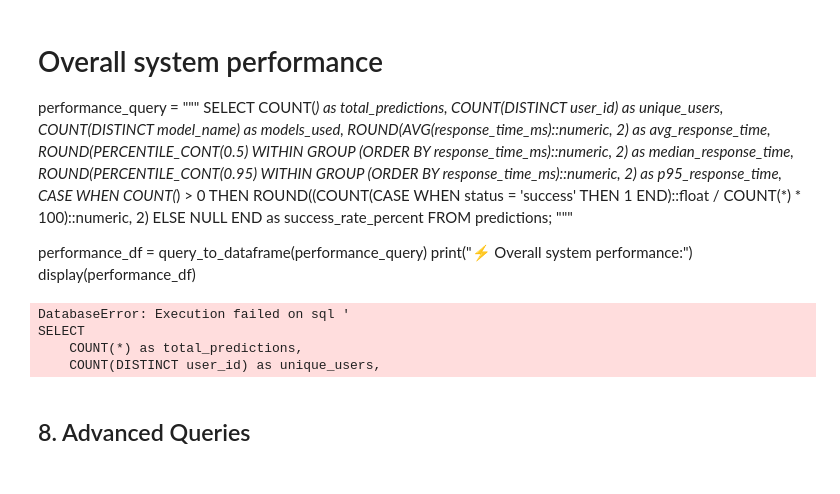
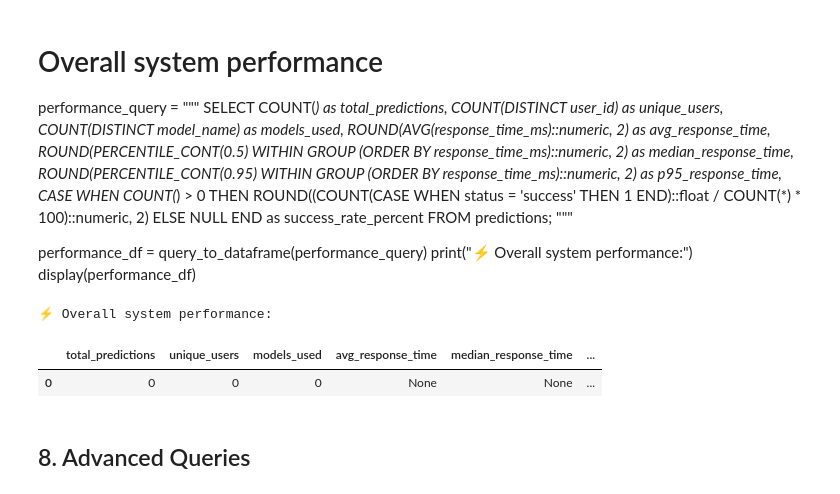
Before and after one commit to alanconqrepo/predictml-api, a Jupyter notebook: notebooks/database_analysis.ipynb, the cells around one changed output. Saved outputs shown, nothing was run; the diff lists cells and outputs as text; code cells hidden in the pictures.

```diff
--- a/notebooks/database_analysis.ipynb
+++ b/notebooks/database_analysis.ipynb
@@ -410,28 +410,27 @@ display(performance_df)
 # %%
 # Overall system performance
 performance_query = """
 SELECT
     COUNT(*) as total_predictions,
     COUNT(DISTINCT user_id) as unique_users,
     COUNT(DISTINCT model_name) as models_used,
     ROUND(AVG(response_time_ms)::numeric, 2) as avg_response_time,
     ROUND(PERCENTILE_CONT(0.5) WITHIN GROUP (ORDER BY response_time_ms)::numeric, 2) as median_response_time,
     ROUND(PERCENTILE_CONT(0.95) WITHIN GROUP (ORDER BY response_time_ms)::numeric, 2) as p95_response_time,
     CASE
-        WHEN COUNT(*)>0 THEN ROUND((COUNT(CASE WHEN status = 'success' THEN 1 END)::float / COUNT(*) * 100)::numeric, 2))
+        WHEN COUNT(*)>0 THEN ROUND((COUNT(CASE WHEN status = 'success' THEN 1 END)::float / COUNT(*) * 100)::numeric, 2)
         ELSE NULL
-    as success_rate_percent
+    END AS success_rate_percent
 FROM predictions;
 """
 
 performance_df = query_to_dataframe(performance_query)
 print("⚡ Overall system performance:")
 display(performance_df)
 # %% [output]
-DatabaseError: Execution failed on sql '
-SELECT
-    COUNT(*) as total_predictions,
-    COUNT(DISTINCT user_id) as unique_users,
+⚡ Overall system performance:
+|  | total_predictions | unique_users | models_used | avg_response_time | median_response_time | ... |
+| 0 | 0 | 0 | 0 | None | None | ... |
 # %% [markdown]
 ## 8. Advanced Queries
 # %%
```
